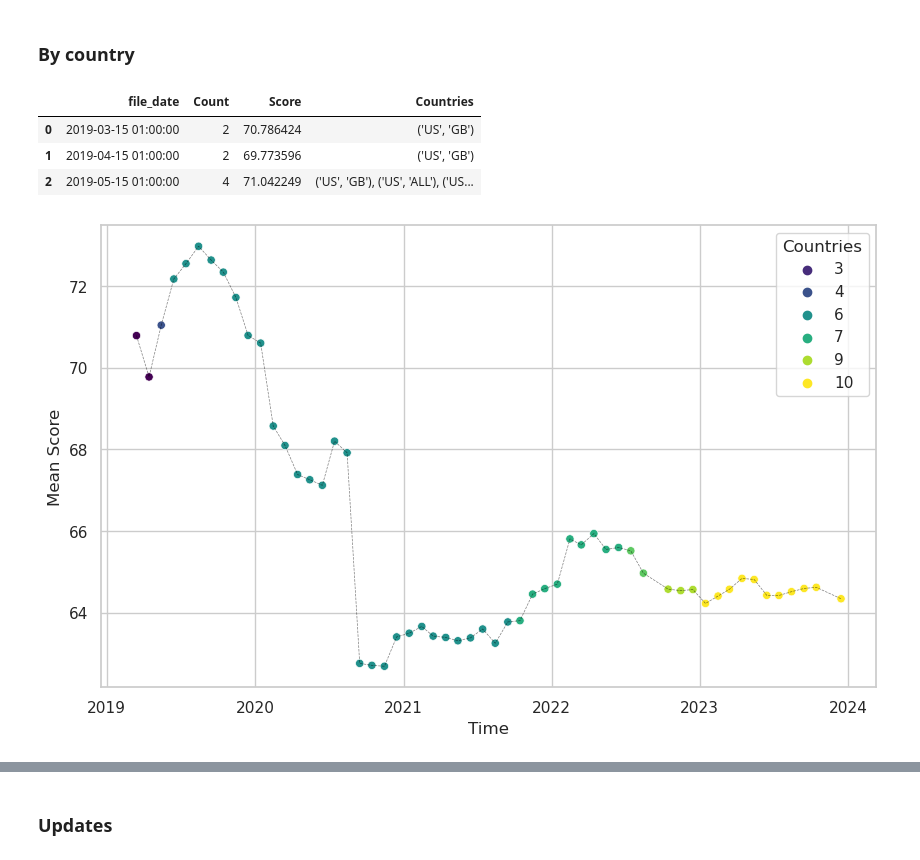
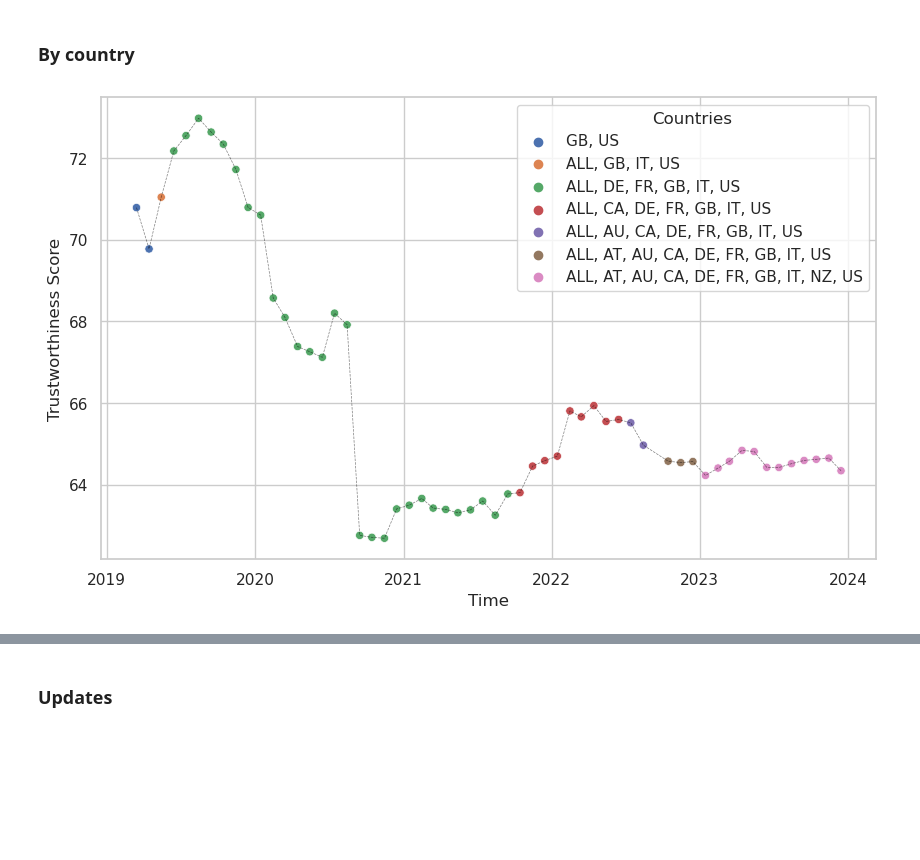
Before and after one commit to julaluehring/newsguard-review-analysis, a Jupyter notebook: 02-describe_newsguard.ipynb, the cells around one changed output, grey strips where cells are left out. Saved outputs shown, nothing was run; the diff lists cells and outputs as text; code cells hidden in the pictures; blank space fills up the shorter version.

```diff
--- a/02-describe_newsguard.ipynb
+++ b/02-describe_newsguard.ipynb
@@ -558,40 +552,35 @@ country_count = df15\
                    "nunique"),
             Score=("Score",
                    "mean"),
-            Countries=("Country", generate_combinations))\
+            SD=("Score",
+                "std"),
+            Countries=("Country", lambda x: ", ".join(sorted(x.unique())))
+            )\
     .reset_index()
-# %%
-country_count["Countries"] = \
-    (country_count["Countries"].astype(str)
-    .str.replace(r"\[|\]", ""))
-# %%
-country_count.head(3)
-# %% [output]
-|  | file_date | Count | Score | Countries |
-| 0 | 2019-03-15 01:00:00 | 2 | 70.786424 | ('US', 'GB') |
-| 1 | 2019-04-15 01:00:00 | 2 | 69.773596 | ('US', 'GB') |
-| 2 | 2019-05-15 01:00:00 | 4 | 71.042249 | ('US', 'GB'), ('US', 'ALL'), ('US... |
 # %%
 plt.figure(figsize=(10, 6))
 
 sns.lineplot(data=country_count,
     x="file_date",
     y="Score",
     color="black",
     linestyle="--",
     linewidth=0.5,
     alpha=0.5)
 
 sns.scatterplot(data=country_count,
                 x="file_date",
                 y="Score",
-                hue="Count",
-                palette="viridis")
+                hue="Countries")
 
 plt.xlabel("Time")
-plt.ylabel("Mean Score")
+plt.ylabel("Trustworthiness Score")
 plt.grid(True)
 plt.legend(title="Countries")
+
+plt.savefig(join(figures_path,
+                    "fa1-scores_by_country.png"),
+                    dpi=300)
 plt.show()
 # %% [output]
-[figure, old version]
+[figure, new version]
```
Also changed, not shown: parts of 31 cells of this notebook.
